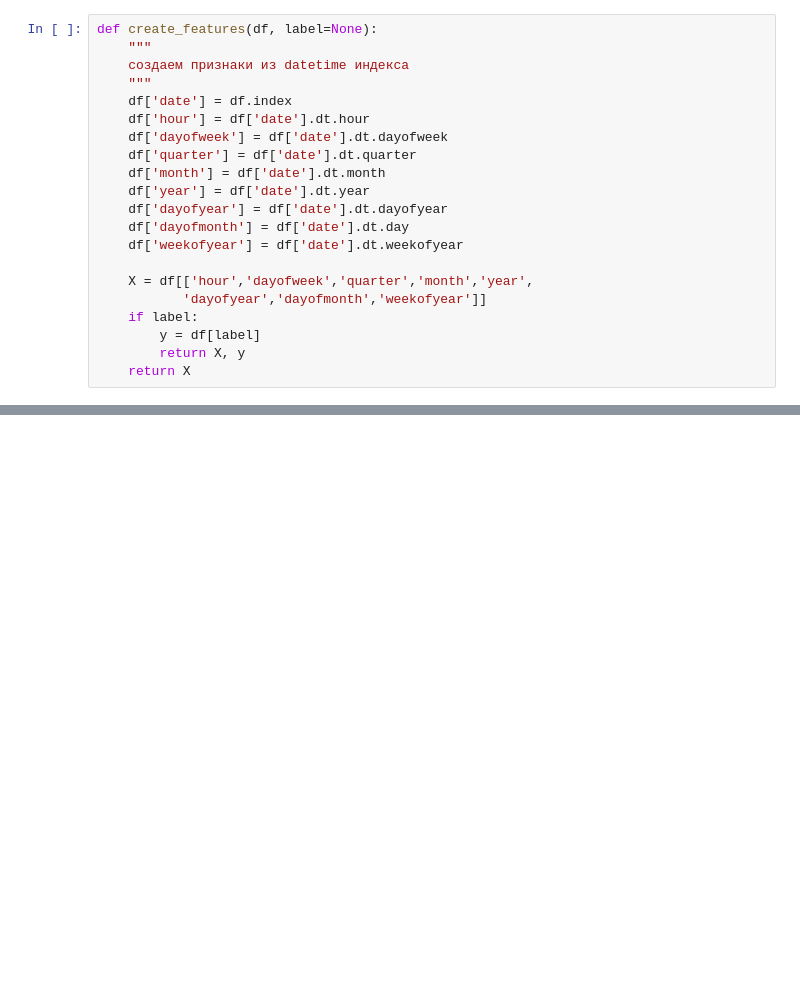
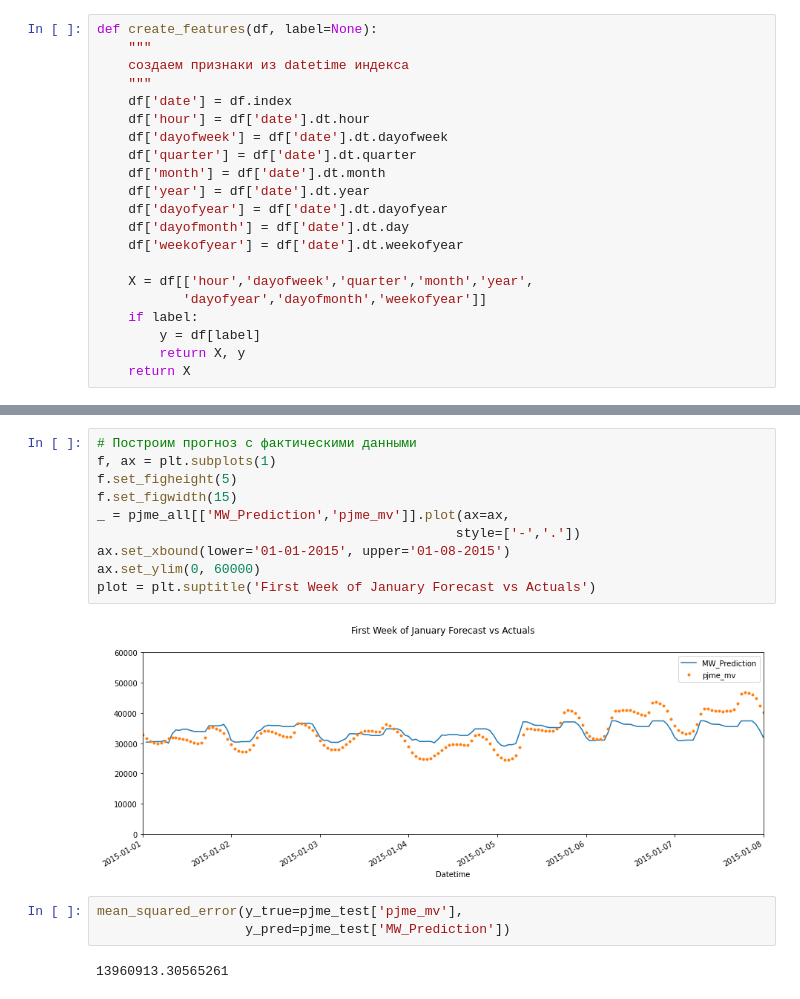
Before and after one commit to asyachin/SF_DS_ML, a Jupyter notebook: DS_ML15_TimeSeries/AS_ML15_14_TimeSeries.ipynb, the cells around one changed output, grey strips where cells are left out. Saved outputs shown, nothing was run; the diff lists cells and outputs as text; blank space fills up the shorter version.

```diff
--- a/DS_ML15_TimeSeries/Untitled.ipynb
+++ b/DS_ML15_TimeSeries/AS_ML15_14_TimeSeries.ipynb
@@ -210,0 +263,17 @@ X_test, y_test = create_features(pjme_test, label='PJME_MW')
+# %%
+# Построим прогноз с фактическими данными
+f, ax = plt.subplots(1)
+f.set_figheight(5)
+f.set_figwidth(15)
+_ = pjme_all[['MW_Prediction','pjme_mv']].plot(ax=ax,
+                                              style=['-','.'])
+ax.set_xbound(lower='01-01-2015', upper='01-08-2015')
+ax.set_ylim(0, 60000)
+plot = plt.suptitle('First Week of January Forecast vs Actuals')
+# %% [output]
+[figure, added]
+# %%
+mean_squared_error(y_true=pjme_test['pjme_mv'],
+                   y_pred=pjme_test['MW_Prediction'])
+# %% [output]
+13960913.30565261
```
Also changed, not shown: parts of 29 cells of this notebook, 2 other files.
